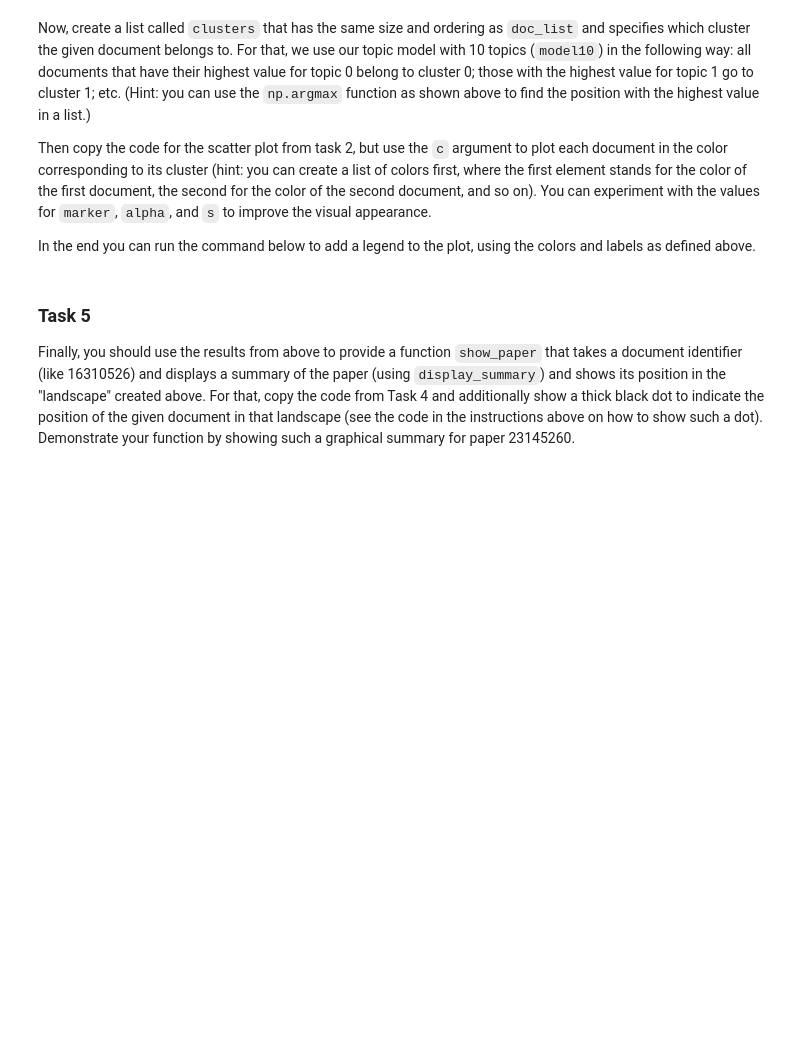
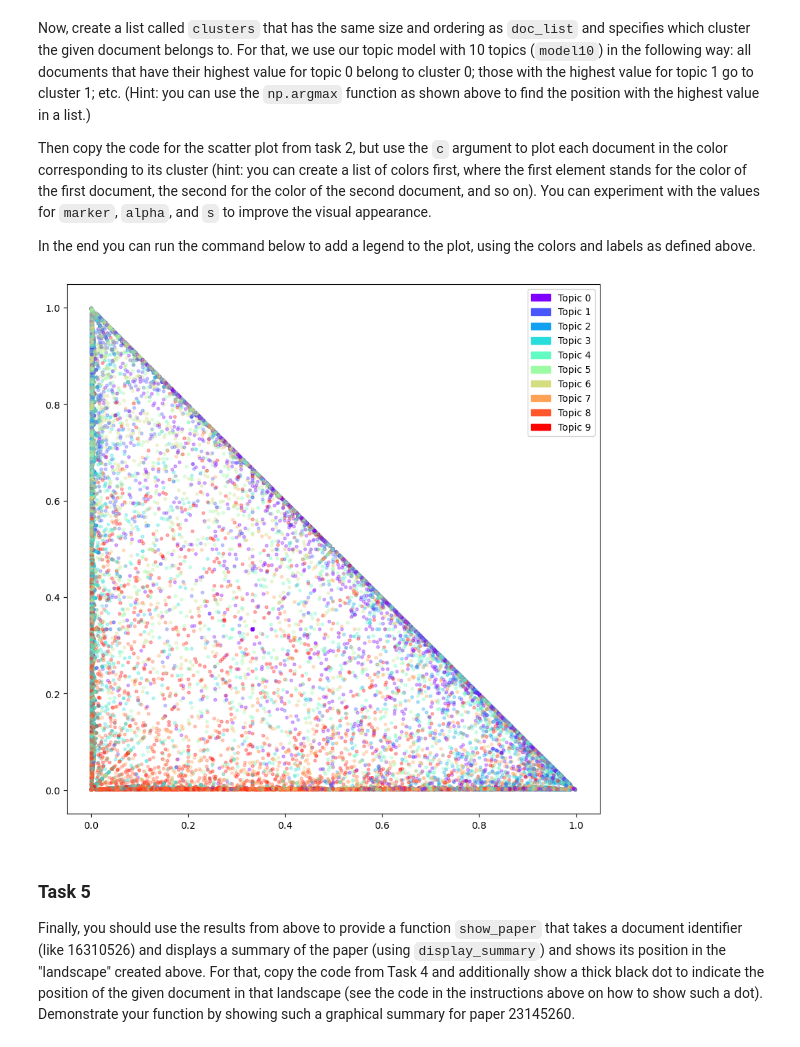
Before and after one commit to npandayVU/Ir2023, a Jupyter notebook: 06_clustering.ipynb, the cells around one changed output. Drawn from its saved outputs; the diff is of its cells as text; code cells hidden in the pictures; blank space fills up the shorter version.

```diff
--- a/06_clustering.ipynb
+++ b/06_clustering.ipynb
@@ -300,3 +369,13 @@ In the end you can run the command below to add a legend to the plot, using the
+# %%
+# Add your code here:
+clusters = [np.argmax(row) for row in doc_topic10]
+c = [colors[x] for x in clusters]
+plt.scatter(doc_topic3[:,0], doc_topic3[:,1], c=c, marker='.', alpha=0.3)
+fake_handles = [mpatches.Patch(color=colors[n]) for n in range(10)]
+label = [f'Topic {n}' for n in range(10)]
+plt.legend(fake_handles, label, loc='upper right', prop={'size': 10});
+# %% [output]
+[figure, added]
 # %% [markdown]
 ### Task 5
 
```
Also changed, not shown: parts of 23 cells of this notebook.
